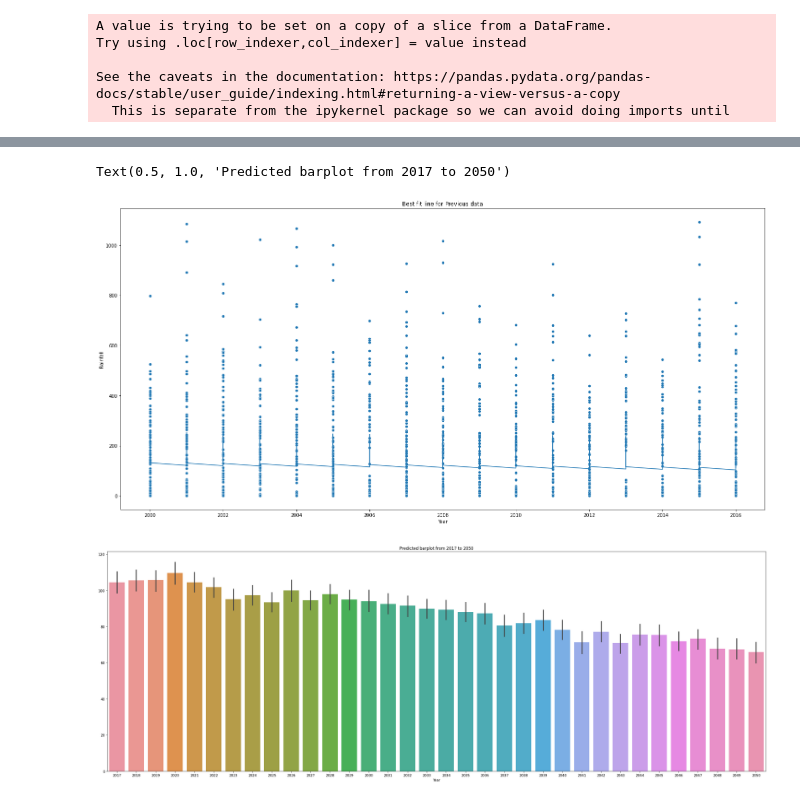
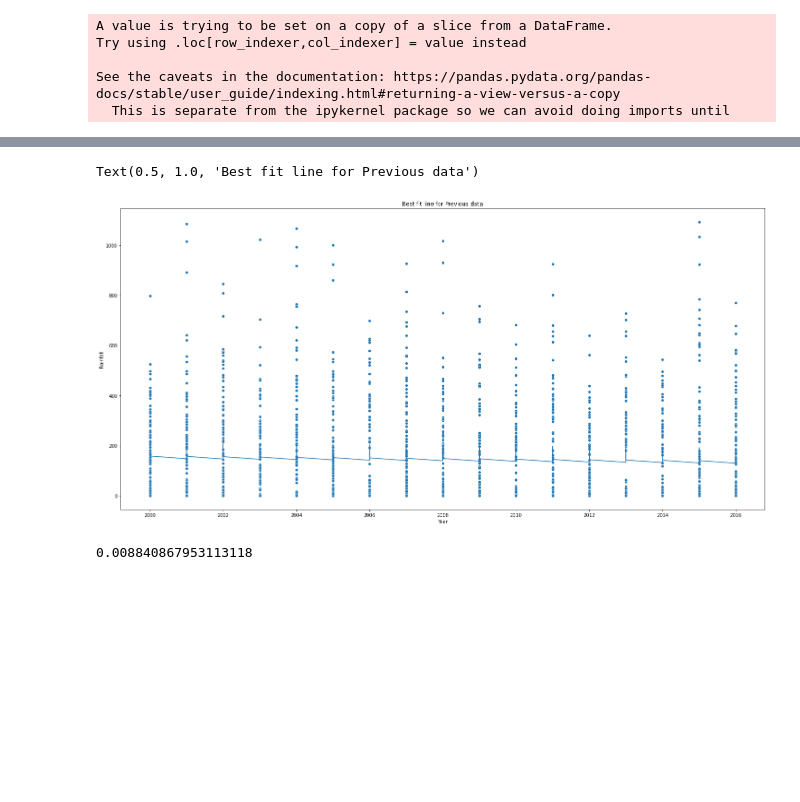
Before and after one commit to AhMeraj/Machine-Learning-Projects, a Jupyter notebook: rain_fall_analysis.ipynb, the cells around one changed output, grey strips where cells are left out. Drawn from its saved outputs; the diff is of its cells as text; code cells hidden in the pictures; blank space fills up the shorter version.

```diff
--- a/rain_fall_analysis.ipynb
+++ b/rain_fall_analysis.ipynb
@@ -142,12 +143,14 @@ Mon=list(df['Month'])
 Mon=[int(i) for i in Mon]
 # %%
 for i in range(0,len(Mon)):
-    if(Mon[i]>=3 and Mon[i]<=5):
+    if(Mon[i]>=2 and Mon[i]<=4):
         Mon[i]="Pre-monsoon"
-    elif(Mon[i]>=6 and Mon[i]<=10):
+    elif(Mon[i]>=5 and Mon[i]<=8):
       Mon[i]="Monsoon"
+    elif(Mon[i]>=9 and Mon[i]<=11):
+      Mon[i]="Post-monsoon"
     else:
-      Mon[i]="Post-monsoon"
+      Mon[i]="Winter"
 # %%
 df['Month']=Mon
 # %% [output]
@@ -208,5 +219,5 @@ sns.barplot(x='Year',y='Rainfall',hue='Month',data=df)
 # %%
-Category=['Pre-monsoon','Monsoon','Post-monsoon']
+Category=['Pre-monsoon','Monsoon','Post-monsoon','Winter']
 Ordinal=OrdinalEncoder(categories=[Category])
 df['Month']=Ordinal.fit_transform(df[['Month']])
 # %% [output]
@@ -255,16 +253,16 @@ Text(0.5, 1.0, 'Predicted barplot from 2017 to 2050')
 # %%
 x=df.drop(['Rainfall'],axis=1)
 y=df['Rainfall']
 Reg=LinearRegression()
 Reg.fit(x,y)
 plt.figure(figsize=(25,12))
 sns.scatterplot(df['Year'],df['Rainfall'])
 plt.plot(df['Year'],Reg.predict(df[['Year','Station','Month']]))
 plt.title("Best fit line for Previous data")
-plt.figure(figsize=(35,12))
-sns.barplot(test_df['Year'],Reg.predict(test_df[['Year','Station','Month']]))
-plt.title("Predicted barplot from 2017 to 2050")
 # %% [output]
-Text(0.5, 1.0, 'Predicted barplot from 2017 to 2050')
+Text(0.5, 1.0, 'Best fit line for Previous data')
-[figure, old version]
+[figure, new version]
-[figure, removed]
+# %%
+r2_score(df['Rainfall'],Reg.predict(x))
+# %% [output]
+0.008840867953113118
```
Also changed, not shown: parts of 12 cells of this notebook.
